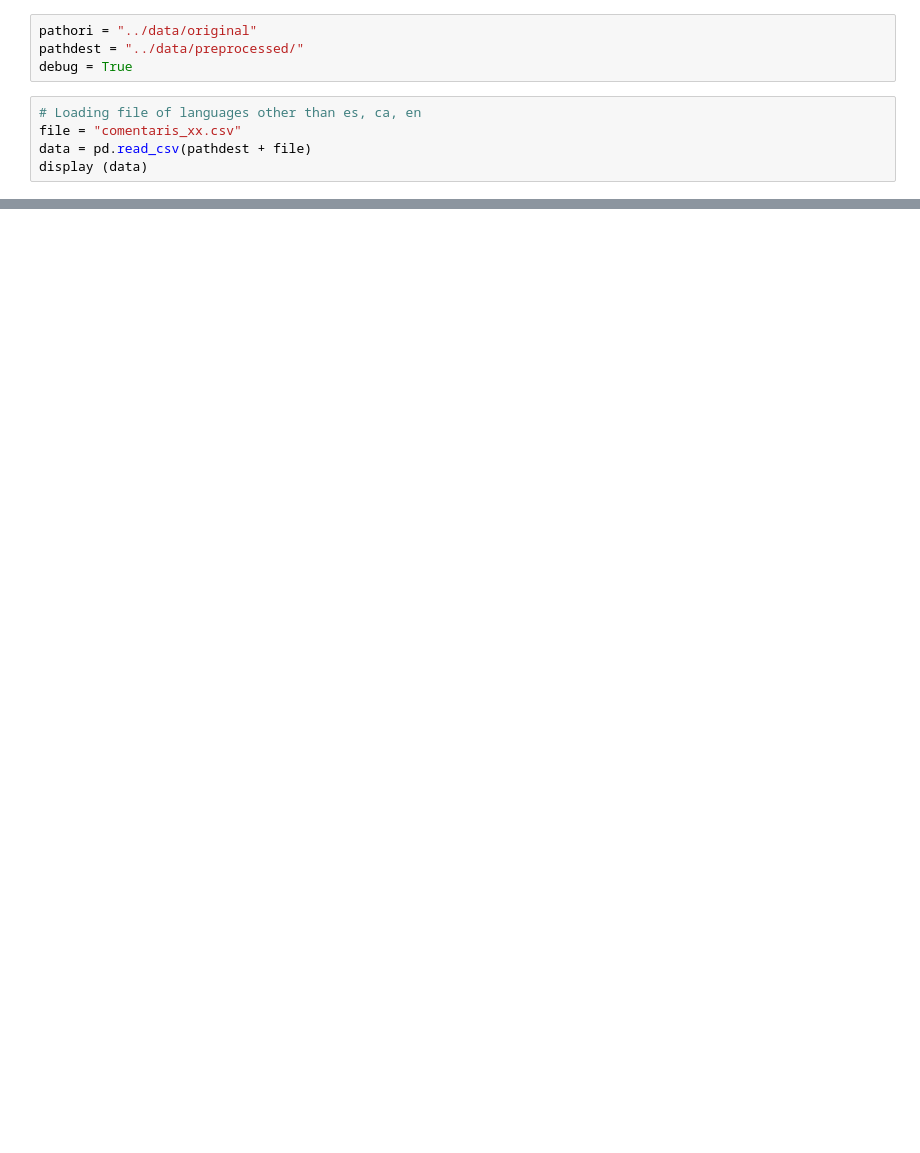
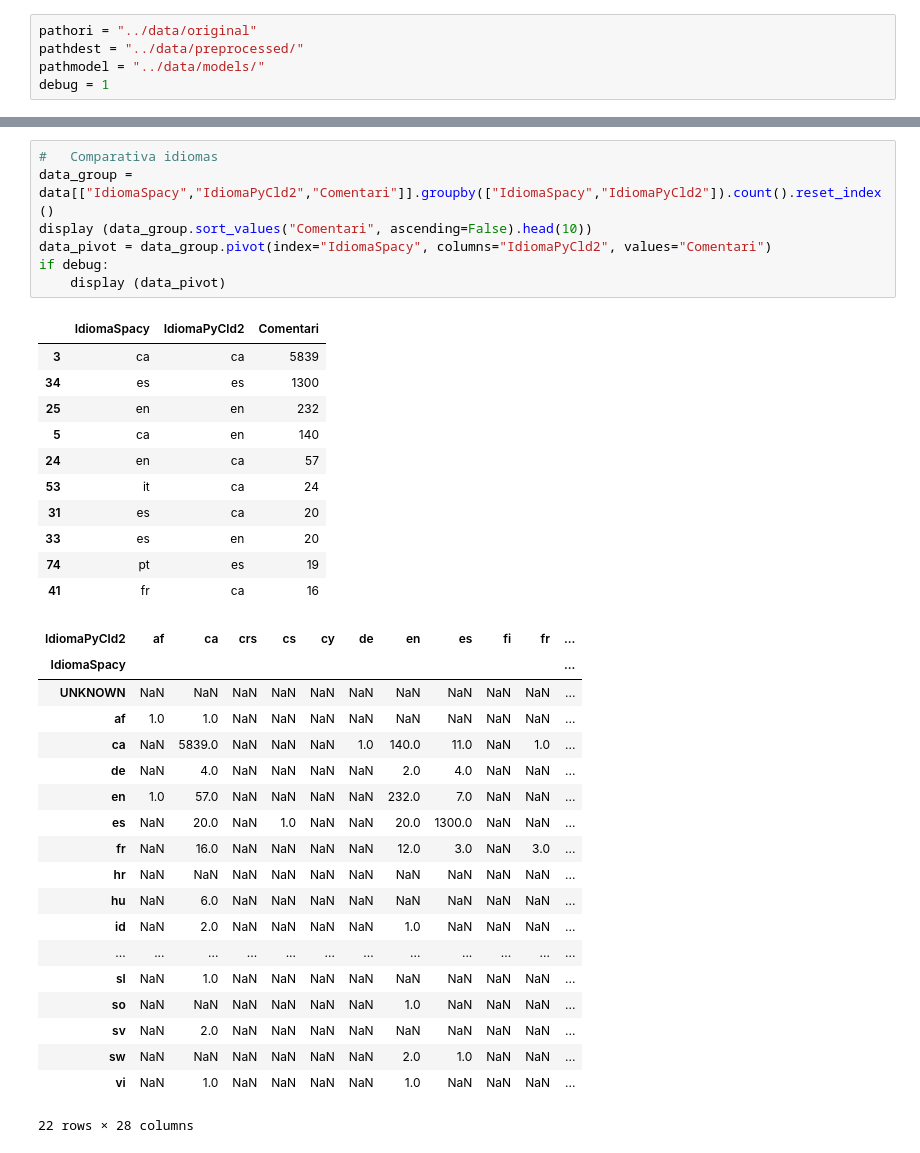
Before and after one commit to dsm9/TreballFiMaster, a Jupyter notebook: spacy/lang_detect_problem.ipynb, the cells around one changed output, grey strips where cells are left out. Drawn from its saved outputs; the diff is of its cells as text; blank space fills up the shorter version.

```diff
--- a/spacy/lang_detect_problem.ipynb
+++ b/spacy/lang_detect_problem.ipynb
@@ -20,9 +21,5 @@ nlp.add_pipe(LanguageDetector(), name='language_detector', last=True)
 # %%
 pathori = "../data/original"
 pathdest = "../data/preprocessed/"
-debug = True
+pathmodel = "../data/models/"
+debug = 1
-# %%
-# Loading file of languages other than es, ca, en
-file = "comentaris_xx.csv"
-data = pd.read_csv(pathdest + file)
-display (data)
@@ -91,0 +137,38 @@ if debug:
+# %%
+#   Comparativa idiomas
+data_group = data[["IdiomaSpacy","IdiomaPyCld2","Comentari"]].groupby(["IdiomaSpacy","IdiomaPyCld2"]).count().reset_index()
+display (data_group.sort_values("Comentari", ascending=False).head(10))
+data_pivot = data_group.pivot(index="IdiomaSpacy", columns="IdiomaPyCld2", values="Comentari")
+if debug:
+    display (data_pivot)
+# %% [output]
+|  | IdiomaSpacy | IdiomaPyCld2 | Comentari |
+| 3 | ca | ca | 5839 |
+| 34 | es | es | 1300 |
+| 25 | en | en | 232 |
+| 5 | ca | en | 140 |
+| 24 | en | ca | 57 |
+| 53 | it | ca | 24 |
+| 31 | es | ca | 20 |
+| 33 | es | en | 20 |
+| 74 | pt | es | 19 |
+| 41 | fr | ca | 16 |
+| IdiomaPyCld2 | af | ca | crs | cs | cy | de | en | es | fi | fr | ... |
+| IdiomaSpacy |  |  |  |  |  |  |  |  |  |  | ... |
+| UNKNOWN | NaN | NaN | NaN | NaN | NaN | NaN | NaN | NaN | NaN | NaN | ... |
+| af | 1.0 | 1.0 | NaN | NaN | NaN | NaN | NaN | NaN | NaN | NaN | ... |
+| ca | NaN | 5839.0 | NaN | NaN | NaN | 1.0 | 140.0 | 11.0 | NaN | 1.0 | ... |
+| de | NaN | 4.0 | NaN | NaN | NaN | NaN | 2.0 | 4.0 | NaN | NaN | ... |
+| en | 1.0 | 57.0 | NaN | NaN | NaN | NaN | 232.0 | 7.0 | NaN | NaN | ... |
+| es | NaN | 20.0 | NaN | 1.0 | NaN | NaN | 20.0 | 1300.0 | NaN | NaN | ... |
+| fr | NaN | 16.0 | NaN | NaN | NaN | NaN | 12.0 | 3.0 | NaN | 3.0 | ... |
+| hr | NaN | NaN | NaN | NaN | NaN | NaN | NaN | NaN | NaN | NaN | ... |
+| hu | NaN | 6.0 | NaN | NaN | NaN | NaN | NaN | NaN | NaN | NaN | ... |
+| id | NaN | 2.0 | NaN | NaN | NaN | NaN | 1.0 | NaN | NaN | NaN | ... |
+| ... | ... | ... | ... | ... | ... | ... | ... | ... | ... | ... | ... |
+| sl | NaN | 1.0 | NaN | NaN | NaN | NaN | NaN | NaN | NaN | NaN | ... |
+| so | NaN | NaN | NaN | NaN | NaN | NaN | 1.0 | NaN | NaN | NaN | ... |
+| sv | NaN | 2.0 | NaN | NaN | NaN | NaN | NaN | NaN | NaN | NaN | ... |
+| sw | NaN | NaN | NaN | NaN | NaN | NaN | 2.0 | 1.0 | NaN | NaN | ... |
+| vi | NaN | 1.0 | NaN | NaN | NaN | NaN | 1.0 | NaN | NaN | NaN | ... |
+22 rows × 28 columns
```
Also changed, not shown: parts of 24 cells of this notebook, 12 other files.
